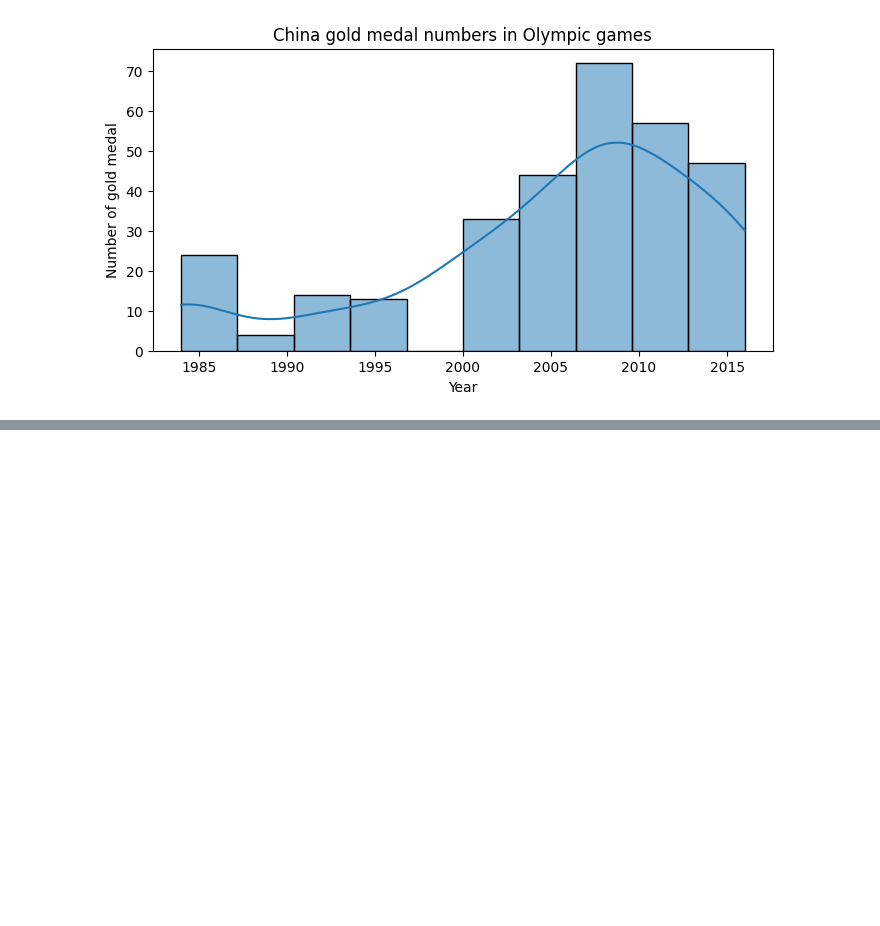
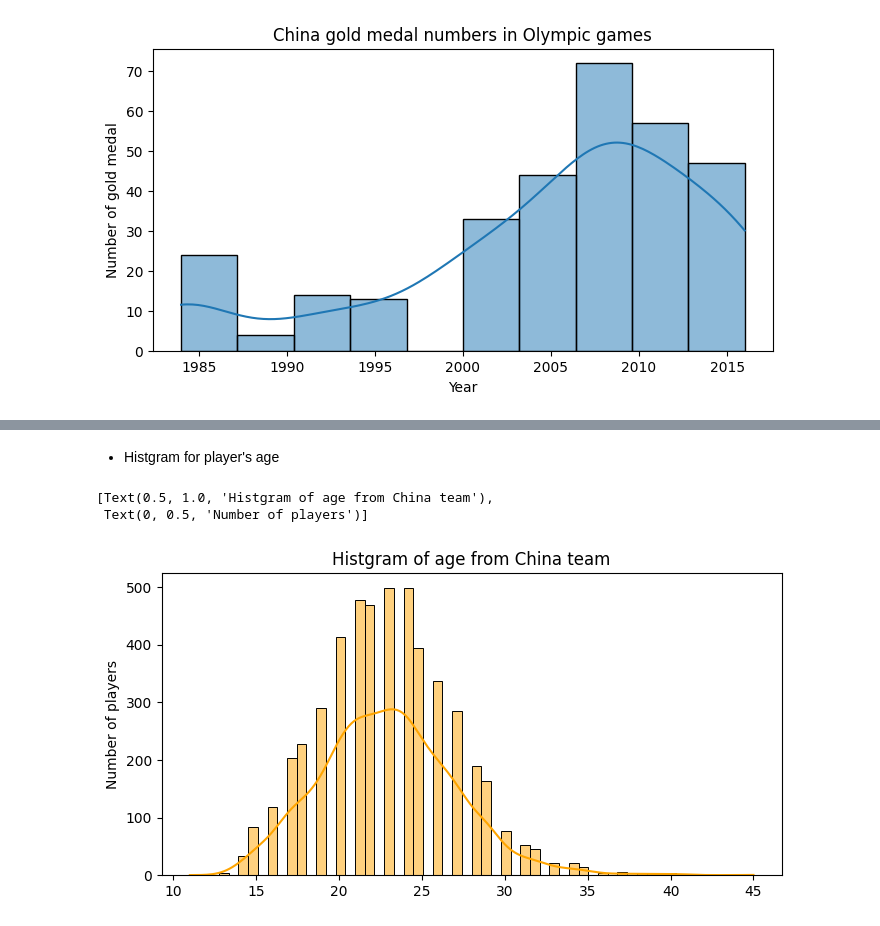
Before and after one commit to cooperhankun/Databehandling-OS-projekt-Kun-Xiu, a Jupyter notebook: Projekt-OS.ipynb, the cells around one changed output, grey strips where cells are left out. Saved outputs shown, nothing was run; the diff lists cells and outputs as text; code cells hidden in the pictures; blank space fills up the shorter version.

```diff
--- a/Projekt-OS.ipynb
+++ b/Projekt-OS.ipynb
@@ -213,0 +330,11 @@ sns.histplot(china_gold, x="Year", kde=True).set(title="China gold medal numbers
+# %% [markdown]
+- Histgram for player's age
+# %%
+china_age = China_team.Age
+
+fig=plt.subplots(dpi=100, figsize=(8,4))
+sns.histplot(china_age, x=china_age.values, kde=True, color="orange").set(title="Histgram of age from China team", ylabel="Number of players")
+# %% [output]
+[Text(0.5, 1.0, 'Histgram of age from China team'),
+ Text(0, 0.5, 'Number of players')]
+[figure, added]
```
Also changed, not shown: parts of 21 cells of this notebook.
